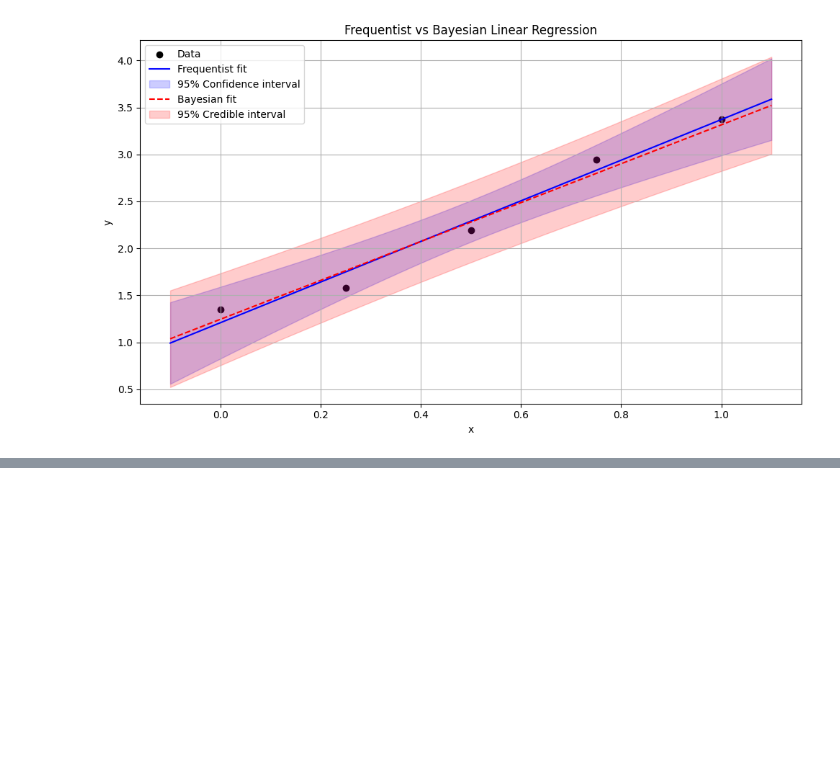
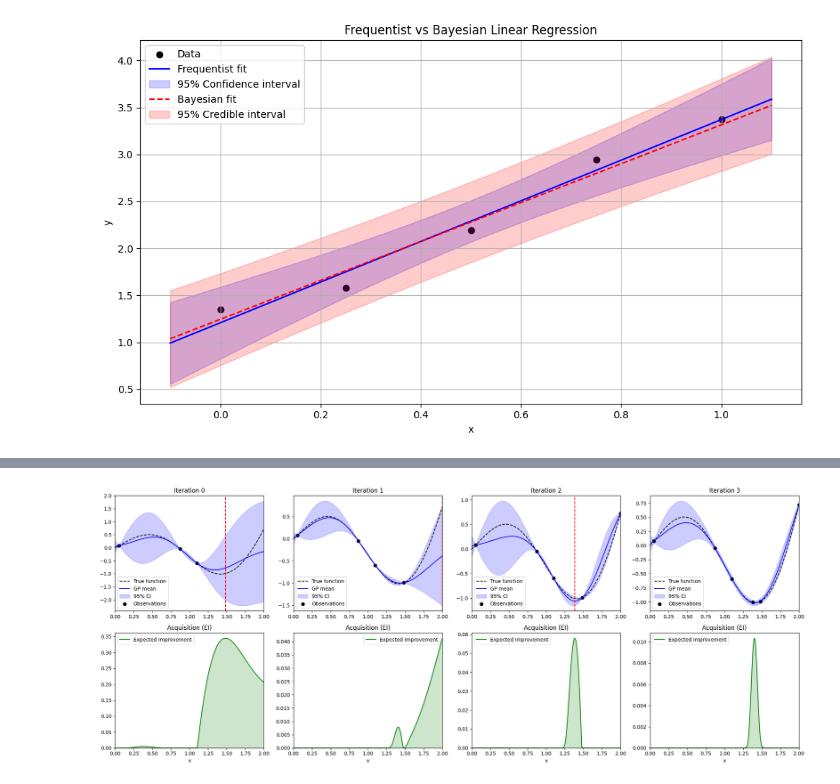
Before and after one commit to toddler2009/ml-tutorial, a Jupyter notebook: ml-tutorial.ipynb, the cells around one changed output, grey strips where cells are left out. Drawn from its saved outputs; the diff is of its cells as text; code cells hidden in the pictures; blank space fills up the shorter version.

```diff
--- a/ml-tutorial.ipynb
+++ b/ml-tutorial.ipynb
@@ -991,0 +990,88 @@ plt.show()
+# %%
+import numpy as np
+import matplotlib.pyplot as plt
+from sklearn.gaussian_process import GaussianProcessRegressor
+from sklearn.gaussian_process.kernels import RBF, WhiteKernel
+from scipy.stats import norm
+
+# 目的関数（非線形）
+def objective(x):
+    return np.sin(3 * x) + x**2 - 1.5 * x
+
+# 獲得関数：Expected Improvement (EI)
+def expected_improvement(x, gp, y_best, xi=0.01):
+    mu, sigma = gp.predict(x.reshape(-1, 1), return_std=True)
+    sigma = sigma.reshape(-1, 1)
+    mu = mu.reshape(-1, 1)
+    imp = y_best - mu - xi
+    Z = imp / sigma
+    ei = imp * norm.cdf(Z) + sigma * norm.pdf(Z)
+    ei[sigma == 0.0] = 0.0
+    return ei.ravel()
+
+# 設定
+np.random.seed(2)
+n_initial = 3
+n_iter = 3
+bounds = (0.0, 2.0)
+
+# 初期点
+X_obs = np.random.uniform(bounds[0], bounds[1], size=(n_initial, 1))
+y_obs = objective(X_obs).ravel()
+
+# テスト点（可視化用）
+X_test = np.linspace(bounds[0], bounds[1], 1000).reshape(-1, 1)
+y_true = objective(X_test)
+
+# カーネルと GP モデル
+kernel = RBF(length_scale=0.3) + WhiteKernel(noise_level=1e-6)
+
+# 図の準備（各回で上下2段：1行2*(n_iter+1)列）
+fig, axes = plt.subplots(2, n_iter + 1, figsize=(5 * (n_iter + 1), 8))
+
+for i in range(n_iter + 1):
+    ax1 = axes[0, i]  # 上段：GP の当てはめ
+    ax2 = axes[1, i]  # 下段：獲得関数（EI）
+
+    # GPR fit
+    gp = GaussianProcessRegressor(kernel=kernel, alpha=1e-6)
+    gp.fit(X_obs, y_obs)
+    mu, sigma = gp.predict(X_test, return_std=True)
+
+    # EI 計算
+    ei = expected_improvement(X_test, gp, np.min(y_obs))
+
+    # 上段：当てはめ関数と信頼区間
+    ax1.plot(X_test, y_true, 'k--', label="True function")
+    ax1.plot(X_test, mu, 'b-', label="GP mean")
+    ax1.fill_between(X_test.ravel(), mu - 1.96 * sigma, mu + 1.96 * sigma,
+                     alpha=0.2, color='blue', label="95% CI")
+    ax1.scatter(X_obs, y_obs, c='black', s=40, label="Observations")
+    ax1.set_xlim(bounds)
+    ax1.set_title(f"Iteration {i}")
+    ax1.legend()
+
+    # 次の点を獲得関数から取得し描画
+    if i < n_iter:
+        x_next = X_test[np.argmax(ei)]
+        y_next = objective(x_next)
+
+        ax1.axvline(x_next, color='red', linestyle='--', label="Next x")
+
+        # 次の観測を追加
+        X_obs = np.vstack([X_obs, [[x_next.item()]]])
+        y_obs = np.append(y_obs, y_next)
+
+    # 下段：獲得関数（EI）
+    ax2.plot(X_test, ei, 'green', label="Expected Improvement")
+    ax2.fill_between(X_test.ravel(), 0, ei, color='green', alpha=0.2)
+    ax2.set_xlim(bounds)
+    ax2.set_ylim(bottom=0)
+    ax2.set_title("Acquisition (EI)")
+    ax2.set_xlabel("x")
+    ax2.legend()
+
+plt.tight_layout()
+plt.show()
+# %% [output]
+[figure, added]
```
Also changed, not shown: parts of 1 cell of this notebook, 1 other file.
